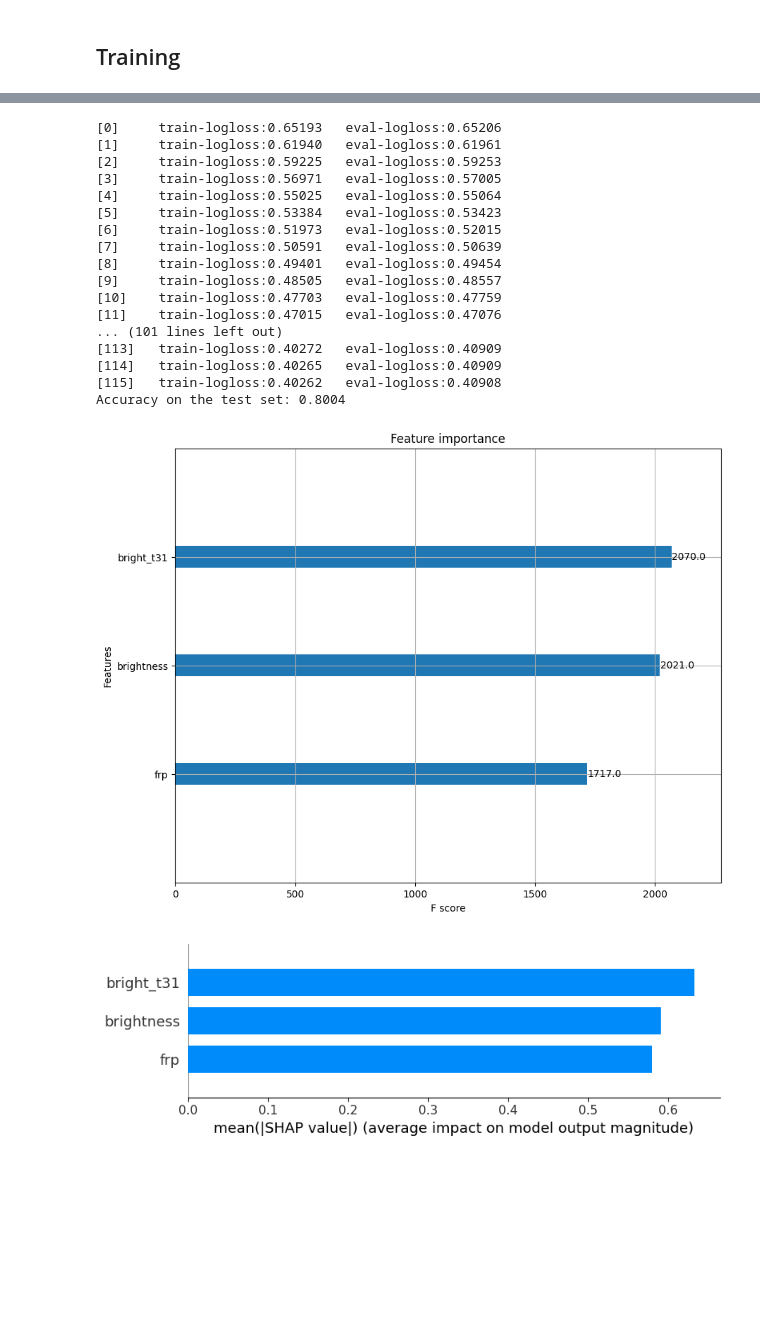
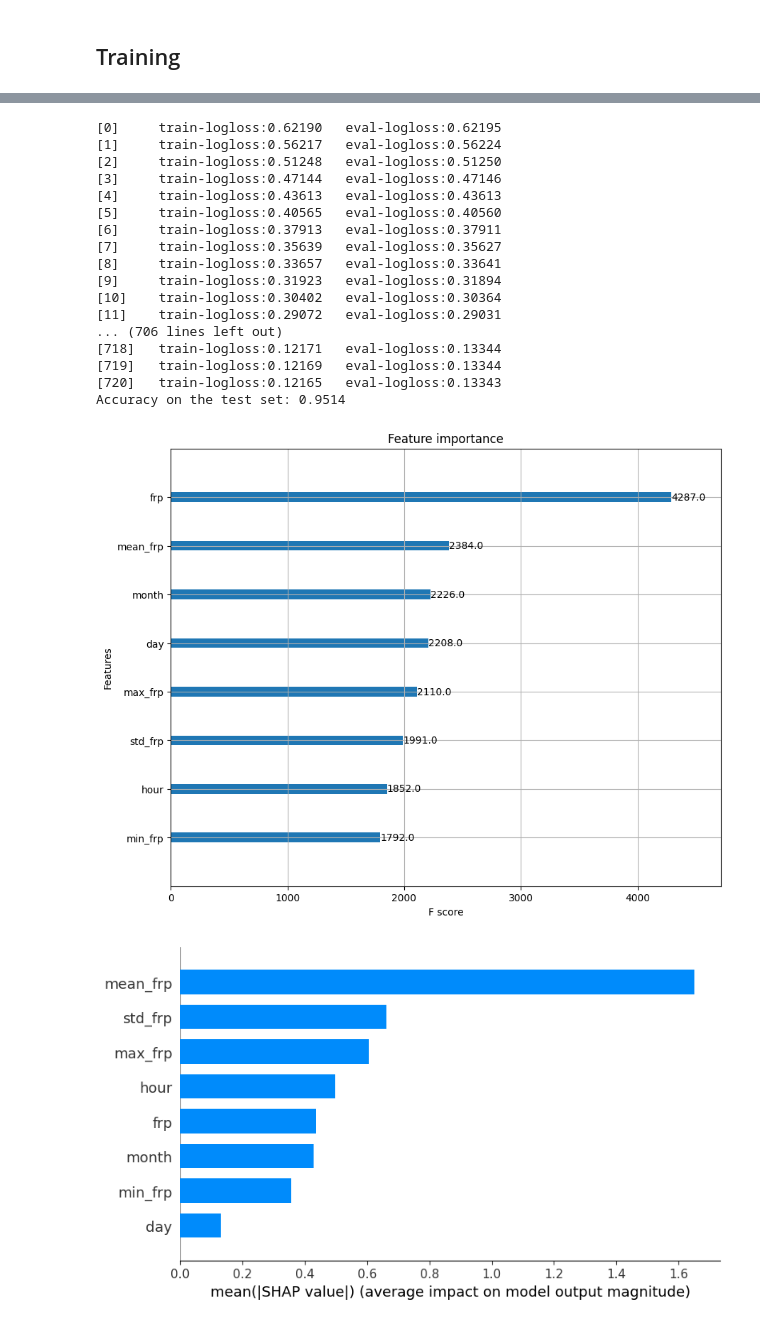
Before and after one commit to sebastiantare/chileanfires, a Jupyter notebook: notebooks/Prediction.ipynb, the cells around one changed output, grey strips where cells are left out. Saved outputs shown, nothing was run; the diff lists cells and outputs as text; code cells hidden in the pictures; blank space fills up the shorter version.

```diff
--- a/notebooks/Prediction.ipynb
+++ b/notebooks/Prediction.ipynb
@@ -40,11 +40,36 @@ def encodeCategorical(df):
 
 def featureEngineering(df):
     X = df.copy()
+
+    # Time
     X['acq_date'] = pd.to_datetime(X['acq_date'])
+    X['year'] = X['acq_date'].dt.month
     X['month'] = X['acq_date'].dt.month
     X['day'] = X['acq_date'].dt.day
     X['weekday'] = X['acq_date'].dt.weekday
     X['hour'] = X['acq_time'].apply(parse_time).dt.components.hours
+
+    if 'comuna' in X.columns:
+        # Grouping stats frp by comuna, year, month
+        mean_frp = X.groupby(['comuna', 'year', 'month'])['frp'].mean()
+        X['mean_frp'] = X.apply(lambda row: mean_frp[row['comuna'], row['year'], row['month']], axis=1)
+
+        max_frp = X.groupby(['comuna', 'year', 'month'])['frp'].max()
+        X['max_frp'] = X.apply(lambda row: max_frp[row['comuna'], row['year'], row['month']], axis=1)
+
+        min_frp = X.groupby(['comuna', 'year', 'month'])['frp'].min()
+        X['min_frp'] = X.apply(lambda row: min_frp[row['comuna'], row['year'], row['month']], axis=1)
+
+        # Grouping stats frp by comuna, year, month, day
+        mean_frp = X.groupby(['comuna', 'year', 'month', 'day'])['frp'].mean()
+        X['mean_frp_day'] = X.apply(lambda row: mean_frp[row['comuna'], row['year'], row['month'], row['day']], axis=1)
+
+        max_frp = X.groupby(['comuna', 'year', 'month', 'day'])['frp'].max()
+        X['max_frp_day'] = X.apply(lambda row: max_frp[row['comuna'], row['year'], row['month'], row['day']], axis=1)
+
+        min_frp = X.groupby(['comuna', 'year', 'month', 'day'])['frp'].min()
+        X['min_frp_day'] = X.apply(lambda row: min_frp[row['comuna'], row['year'], row['month'], row['day']], axis=1)
+
     return X
 
 def encodeComuas(df):
@@ -170,0 +216,3 @@ features = ['brightness', 'bright_t31', 'frp']
+# %%
+features = ['frp', 'month', 'day', 'hour', 'mean_frp', 'std_frp', 'max_frp', 'min_frp', 'mean_frp_day', 'max_frp_day', 'min_frp_day', 'comuna']
+# + ['brightness', 'bright_t31', 'comuna', 'longitude', 'latitude', 'confidence', 'daynight', 'satellite']
@@ -197,7 +267,7 @@ params = {
     'objective': 'binary:logistic',
     'eval_metric': 'logloss',
     'eta': 0.1,
-    'max_depth': 6,
+    'max_depth': 5,
     'subsample': 0.8,
     'lambda': 0.5,
     'colsample_bytree': 0.8,
@@ -216,38 +286,39 @@ y_pred_binary = [1 if pred > 0.5 else 0 for pred in y_pred]
 accuracy = accuracy_score(y_test, y_pred_binary)
 print(f"Accuracy on the test set: {accuracy:.4f}")
 # %% [output]
-[0]     train-logloss:0.65193   eval-logloss:0.65206
-[1]     train-logloss:0.61940   eval-logloss:0.61961
-[2]     train-logloss:0.59225   eval-logloss:0.59253
-[3]     train-logloss:0.56971   eval-logloss:0.57005
-[4]     train-logloss:0.55025   eval-logloss:0.55064
-[5]     train-logloss:0.53384   eval-logloss:0.53423
-[6]     train-logloss:0.51973   eval-logloss:0.52015
-[7]     train-logloss:0.50591   eval-logloss:0.50639
-[8]     train-logloss:0.49401   eval-logloss:0.49454
-[9]     train-logloss:0.48505   eval-logloss:0.48557
-[10]    train-logloss:0.47703   eval-logloss:0.47759
-[11]    train-logloss:0.47015   eval-logloss:0.47076
-... (101 lines left out)
-[113]   train-logloss:0.40272   eval-logloss:0.40909
-[114]   train-logloss:0.40265   eval-logloss:0.40909
-[115]   train-logloss:0.40262   eval-logloss:0.40908
-Accuracy on the test set: 0.8004
+[0]     train-logloss:0.62190   eval-logloss:0.62195
+[1]     train-logloss:0.56217   eval-logloss:0.56224
+[2]     train-logloss:0.51248   eval-logloss:0.51250
+[3]     train-logloss:0.47144   eval-logloss:0.47146
+[4]     train-logloss:0.43613   eval-logloss:0.43613
+[5]     train-logloss:0.40565   eval-logloss:0.40560
+[6]     train-logloss:0.37913   eval-logloss:0.37911
+[7]     train-logloss:0.35639   eval-logloss:0.35627
+[8]     train-logloss:0.33657   eval-logloss:0.33641
+[9]     train-logloss:0.31923   eval-logloss:0.31894
+[10]    train-logloss:0.30402   eval-logloss:0.30364
+[11]    train-logloss:0.29072   eval-logloss:0.29031
+... (706 lines left out)
+[718]   train-logloss:0.12171   eval-logloss:0.13344
+[719]   train-logloss:0.12169   eval-logloss:0.13344
+[720]   train-logloss:0.12165   eval-logloss:0.13343
+Accuracy on the test set: 0.9514
 # %%
 # Plot feature importances
 fig, ax = plt.subplots(figsize=(10, 8))
 plot_importance(model, ax=ax)
 plt.show()
 # %% [output]
-[figure, old version]
+[figure, new version]
 # %%
-# Explain the model's predictions using SHAP values
+# Explain the model's predictions using SHAP values and a subset
+# of the test data
 explainer = shap.TreeExplainer(model)
-shap_values = explainer.shap_values(Xn)
+shap_values = explainer.shap_values(X_test)
 
-shap.summary_plot(shap_values, Xn, plot_type="bar")
+shap.summary_plot(shap_values, X_test, plot_type="bar")
 # %% [output]
-[figure, old version]
+[figure, new version]
 # %%
 # Plot xgboost tree
 fig, ax = plt.subplots(figsize=(20, 20))
```
Also changed, not shown: parts of 12 cells of this notebook, 5 other files.
